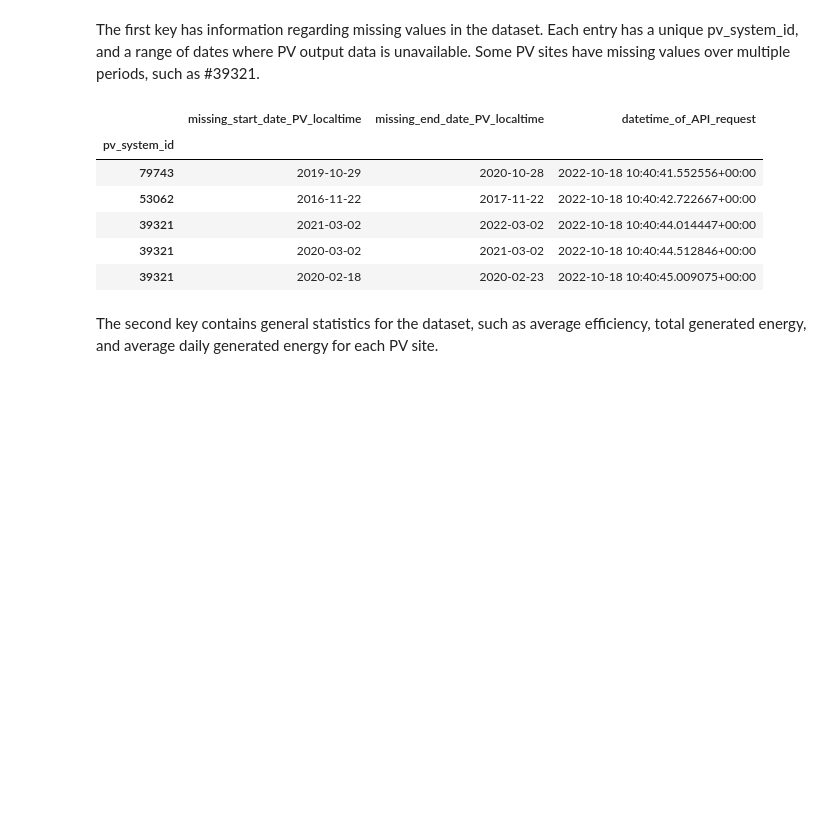
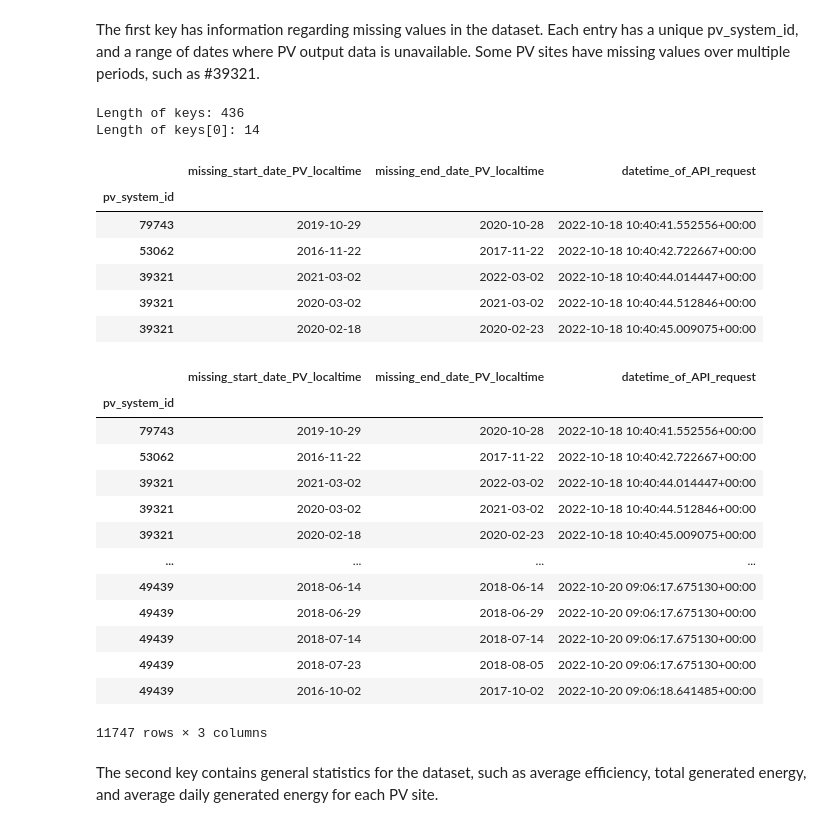
Before and after one commit to WAT-ai/open-climate-fix-project, a Jupyter notebook: eda/pv_eda.ipynb, the cells around one changed output. Cells and saved outputs as stored; diff of their text form; code cells hidden in the pictures; blank space fills up the shorter version.

```diff
--- a/eda/pv_eda.ipynb
+++ b/eda/pv_eda.ipynb
@@ -21,8 +64,13 @@ The first key has information regarding missing values in the dataset. Each entr
 with pd.HDFStore(path=hdf_path) as hdf:
     keys = hdf.keys()
 
+print(f"Length of keys: {len(keys)}")
+print(f"Length of keys[0]: {len(keys[0])}")
+
 pd.read_hdf(hdf_path, keys[0]).head()
 # %% [output]
+Length of keys: 436
+Length of keys[0]: 14
 |  | missing_start_date_PV_localtime | missing_end_date_PV_localtime | datetime_of_API_request |
 | pv_system_id |  |  |  |
 | 79743 | 2019-10-29 | 2020-10-28 | 2022-10-18 10:40:41.552556+00:00 |
@@ -30,6 +78,23 @@ pd.read_hdf(hdf_path, keys[0]).head()
 | 39321 | 2021-03-02 | 2022-03-02 | 2022-10-18 10:40:44.014447+00:00 |
 | 39321 | 2020-03-02 | 2021-03-02 | 2022-10-18 10:40:44.512846+00:00 |
 | 39321 | 2020-02-18 | 2020-02-23 | 2022-10-18 10:40:45.009075+00:00 |
+# %%
+pd.read_hdf(hdf_path, keys[0])
+# %% [output]
+|  | missing_start_date_PV_localtime | missing_end_date_PV_localtime | datetime_of_API_request |
+| pv_system_id |  |  |  |
+| 79743 | 2019-10-29 | 2020-10-28 | 2022-10-18 10:40:41.552556+00:00 |
+| 53062 | 2016-11-22 | 2017-11-22 | 2022-10-18 10:40:42.722667+00:00 |
+| 39321 | 2021-03-02 | 2022-03-02 | 2022-10-18 10:40:44.014447+00:00 |
+| 39321 | 2020-03-02 | 2021-03-02 | 2022-10-18 10:40:44.512846+00:00 |
+| 39321 | 2020-02-18 | 2020-02-23 | 2022-10-18 10:40:45.009075+00:00 |
+| ... | ... | ... | ... |
+| 49439 | 2018-06-14 | 2018-06-14 | 2022-10-20 09:06:17.675130+00:00 |
+| 49439 | 2018-06-29 | 2018-06-29 | 2022-10-20 09:06:17.675130+00:00 |
+| 49439 | 2018-07-14 | 2018-07-14 | 2022-10-20 09:06:17.675130+00:00 |
+| 49439 | 2018-07-23 | 2018-08-05 | 2022-10-20 09:06:17.675130+00:00 |
+| 49439 | 2016-10-02 | 2017-10-02 | 2022-10-20 09:06:18.641485+00:00 |
+11747 rows × 3 columns
 # %% [markdown]
 The second key contains general statistics for the dataset, such as average efficiency, total generated energy, and average daily generated energy for each PV site.
 # %%
```
Also changed, not shown: parts of 30 cells of this notebook, 2 other files.
